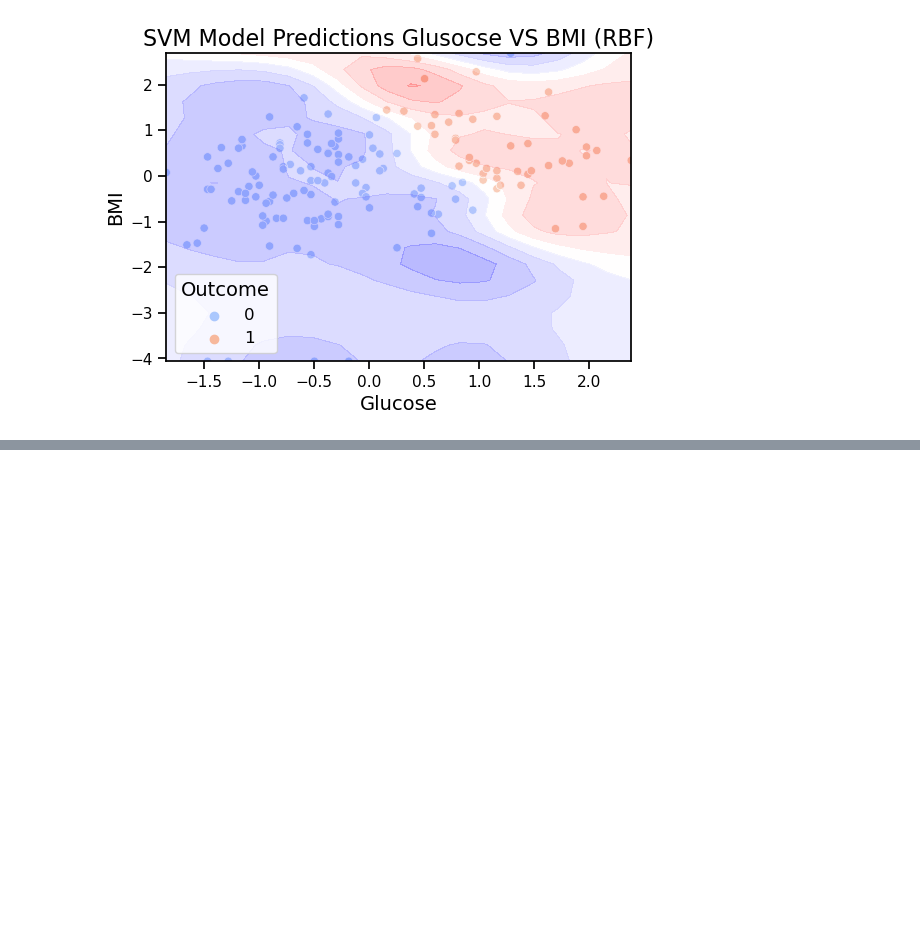
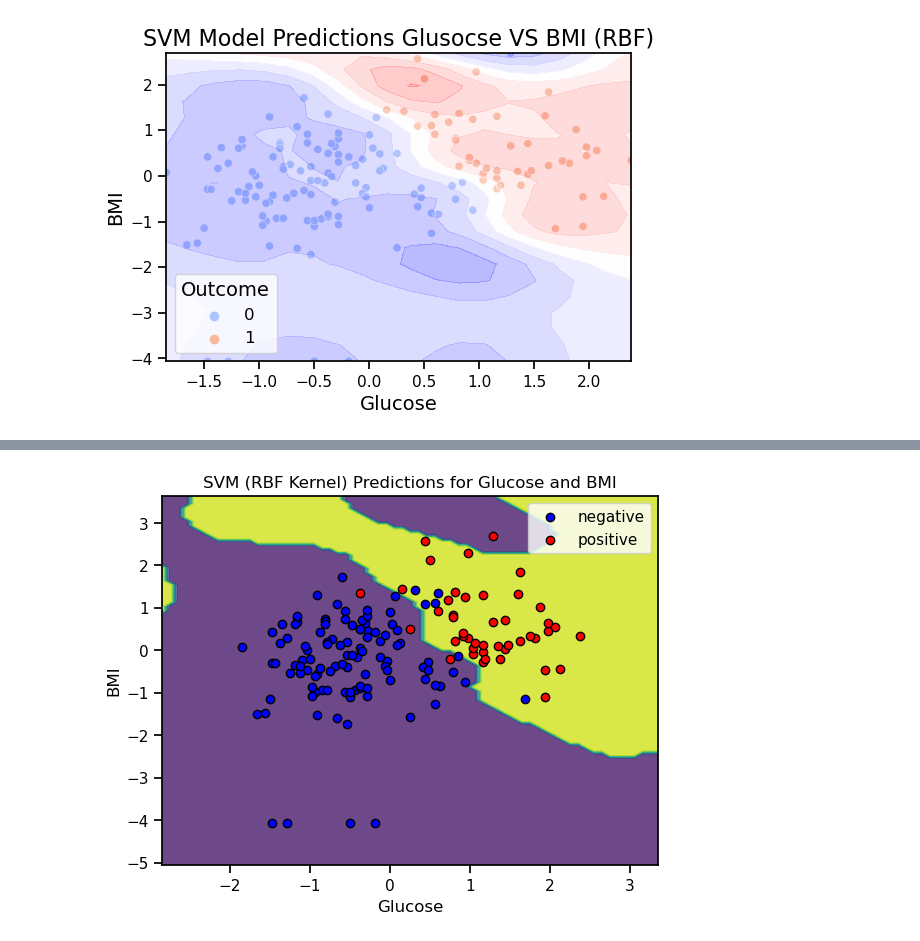
Before and after one commit to Ivan027void/Tugas-2-ML, a Jupyter notebook: 21080107010027_SVM.ipynb, the cells around one changed output, grey strips where cells are left out. Drawn from its saved outputs; the diff is of its cells as text; code cells hidden in the pictures; blank space fills up the shorter version.

```diff
--- a/21080107010027_SVM.ipynb
+++ b/21080107010027_SVM.ipynb
@@ -438,0 +506,28 @@ plt.show()
+# %%
+# Define the meshgrid range
+x_min, x_max = X_test[:, 0].min() - 1, X_test[:, 0].max() + 1
+y_min, y_max = X_test[:, 1].min() - 1, X_test[:, 1].max() + 1
+xx, yy = np.meshgrid(np.arange(x_min, x_max, 0.1),
+                     np.arange(y_min, y_max, 0.1))
+
+# Get predictions for each point in the meshgrid
+Z = svm_rbf.predict(np.c_[xx.ravel(), yy.ravel()])
+Z = Z.reshape(xx.shape)
+
+# Plot the contour plot
+plt.contourf(xx, yy, Z, alpha=0.8)
+
+# Plot the scatter plot with specified labels
+plt.scatter(X_test[y_pred == 0, 0], X_test[y_pred == 0, 1], c='blue', label='negative', edgecolors='k')
+plt.scatter(X_test[y_pred == 1, 0], X_test[y_pred == 1, 1], c='red', label='positive', edgecolors='k')
+
+plt.xlabel('Glucose')
+plt.ylabel('BMI')
+plt.title('SVM (RBF Kernel) Predictions for Glucose and BMI')
+
+# Add legend
+plt.legend()
+
+plt.show()
+# %% [output]
+[figure, added]
```
Also changed, not shown: parts of 5 cells of this notebook.
